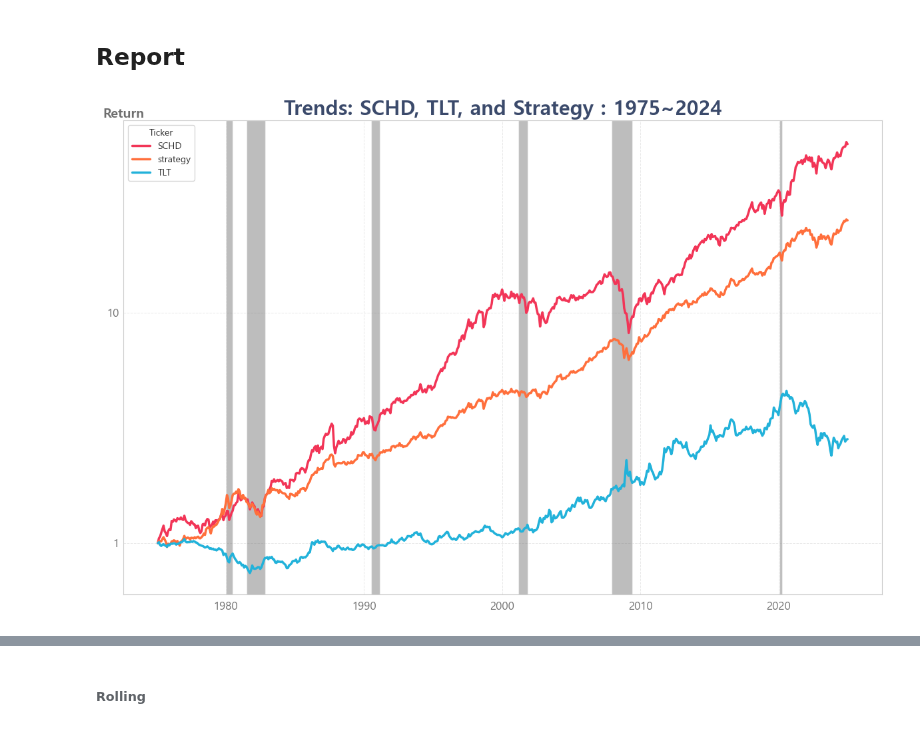
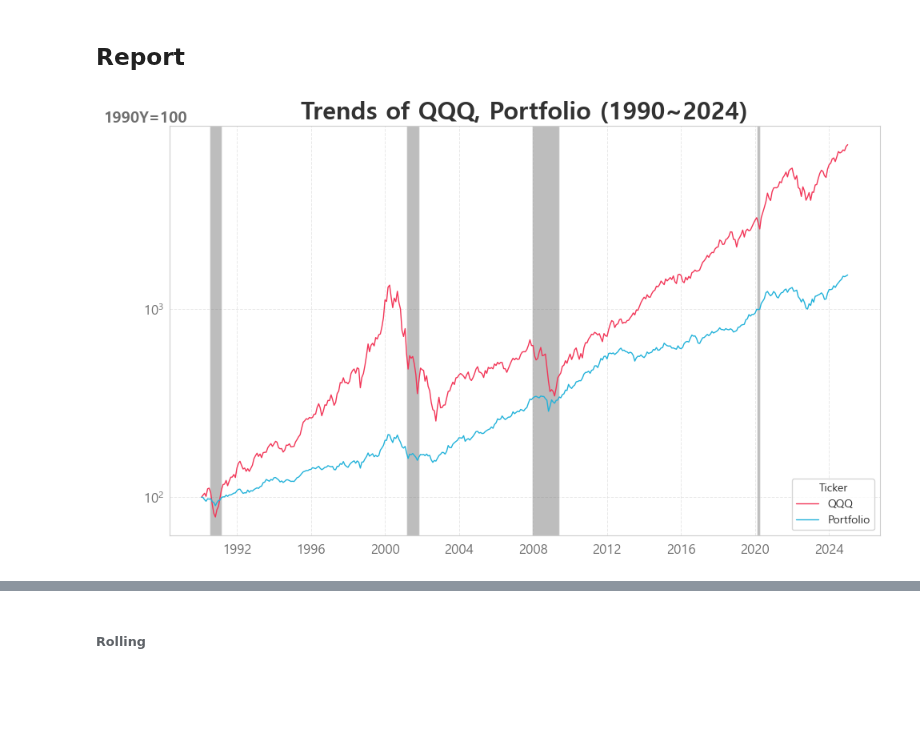
Before and after one commit to sdjhs0327/ws_fn, a Jupyter notebook: strategy/00_02_AWP.ipynb, the cells around one changed output, grey strips where cells are left out. Saved outputs shown, nothing was run; the diff lists cells and outputs as text; code cells hidden in the pictures; blank space fills up the shorter version.

```diff
--- a/strategy/00_02_AWP.ipynb
+++ b/strategy/00_02_AWP.ipynb
@@ -259,3 +270,9 @@ dataset_imputed_m = dataset_imputed_m[['SCHD', 'TLT', 'Gold']]
+# %%
+assets = ['QQQ', 'TLT', 'Gold']
+# %%
+dataset_m = dataset.resample('M').last()
+dataset_m = dataset_m[assets].dropna()
+dataset_m = dataset_m['1990':]
 # %% [markdown]
 ## Proc
 # %%
@@ -265,7 +282,7 @@ STEP1: dataload => eg. df = dataload('SPY', 'QQQ', 'IWM', 'VTI', 'VEA', 'VWO', '
 STEP2: cal_optimal => eg. process, obtimal, min_risk = cal_optimal(df)
 eg. process, obtimal, min_risk = cal_optimal(df)
 # %%
-process, obtimal, min_risk = allocator.cal_optimal(dataset_imputed_m, unit='monthly', rebalancing='m', d=5, min_edge=0)
+process, obtimal, min_risk = allocator.cal_optimal(dataset_m, unit='monthly', rebalancing='m', d=5, min_edge=0)
 # %% [output]
 총 231번 시행 예정
 1번째 시행 중
@@ -330,41 +381,60 @@ ratio = pd.DataFrame(list(obtimal.values[0][:-5]),
 ratio = list(ratio['ratio'])
 
 ## ratio = [0.5, 0.5, 0]
-result = allocator.cal_rebalancing(dataset_imputed_m, ratio=ratio, rebalancing='m', unit='monthly')
+result = allocator.cal_rebalancing(dataset_m, ratio=ratio, rebalancing='m', unit='monthly')
+result.rename(columns={'strategy':'Portfolio'}, inplace=True)
+result = result/result.iloc[0]*100
 # %% [markdown]
 ## Report
 # %%
-_df = (result/np.array(result)[0])[['SCHD', 'strategy', 'TLT']].reset_index()
+## 트랜드 그래프
+data = result[['QQQ', 'Portfolio']].copy()
+_df = data.reset_index()
 _df = _df.melt(id_vars='Date', value_vars=_df.columns, var_name='Ticker', value_name='Value')
 
-plt.figure(figsize=figsize)
-colors = [color_norm, color_sub, color_cont]
-lineplot = sns.lineplot(data=_df, x='Date', y='Value', hue='Ticker', palette=colors, linestyle='-', linewidth=2.5)
-plt.title(f"Trends: SCHD, TLT, and Strategy : {dataset_imputed_m.index[0].year}~{dataset_imputed_m.index[-1].year}", fontsize=22, fontweight="bold", color=color_basic)
-plt.ylabel("Return", fontsize=14, labelpad=-40, fontweight="bold", color=color_around, loc="top", rotation=0)
+colors = [color_norm, color_cont, color_sub]
+lineplot = sns.lineplot(data=_df, x='Date', y='Value', hue='Ticker', palette=colors, linestyle='-', linewidth=1)
+plt.title(f'Trends of QQQ, Portfolio ({data.index[0].year}~{data.index[-1].year})', fontsize=22, fontweight='bold', color=color_basic)
+plt.ylabel(f"{data.index[0].year}Y=100", fontsize=14, labelpad=-40, fontweight="bold", color=color_around, loc="top", rotation=0)
 plt.xlabel("")
+plt.xticks(fontsize=12, color=color_around)
+plt.yticks(fontsize=12, color=color_around)
 plt.yscale('log')
-plt.xticks(fontsize=12, color=color_around)
-plt.yticks([1, 10], ['1', '10'], fontsize=12, color=color_around)
-
-plt.axvspan('1980-01-02', '1980-07-02', facecolor=color_around, alpha=0.45)
-plt.axvspan('1981-07-01', '1982-11-03', facecolor=color_around, alpha=0.45)
-plt.axvspan('1990-07-05', '1991-03-01', facecolor=color_around, alpha=0.45)
-plt.axvspan('2001-03-02', '2001-11-02', facecolor=color_around, alpha=0.45)
-plt.axvspan('2007-12-04', '2009-06-01', facecolor=color_around, alpha=0.45)
-plt.axvspan('2020-01-31', '2020-04-03', facecolor=color_around, alpha=0.45)
 
 # 눈금과 축 간격 줄이기
 plt.gca().tick_params(axis="y", pad=1)  # Y축 눈금 패딩 조정
 
 # 그리드 추가
 plt.grid(color=color_around2, linestyle="--", linewidth=0.7, alpha=0.7)
 
+x_min, x_max = data.index.min(), data.index.max()
+# 강조할 기간 목록
+highlight_periods = [
+    ('1980-01-02', '1980-07-02'),
+    ('1981-07-01', '1982-11-03'),
+    ('1990-07-05', '1991-03-01'),
+    ('2001-03-02', '2001-11-02'),
+    ('2007-12-04', '2009-06-01'),
+    ('2020-01-31', '2020-04-03')
+]
+
+for start, end in highlight_periods:
+    # datetime으로 변환
+    start_date = pd.to_datetime(start)
+    end_date = pd.to_datetime(end)
+
+    # x축 범위와 비교하여 범위를 조정
+    if start_date > x_max or end_date < x_min:
+        continue  # x축 범위를 벗어나면 건너뜀
+    adjusted_start = max(start_date, x_min)
+    adjusted_end = min(end_date, x_max)
+    plt.axvspan(adjusted_start, adjusted_end, facecolor=color_around, alpha=0.45)
+
 # 그래프 표시
 plt.tight_layout()
 plt.show()
 # %% [output]
-[figure, old version]
+[figure, new version]
 # %%
 ## 연수익률
 anal_funcs.get_YTD_report(result, 'a')
```
Also changed, not shown: parts of 29 cells of this notebook.
